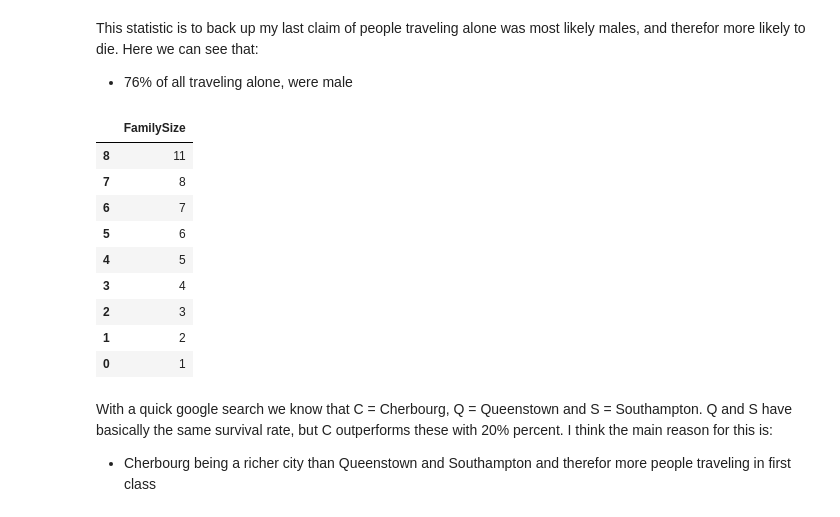
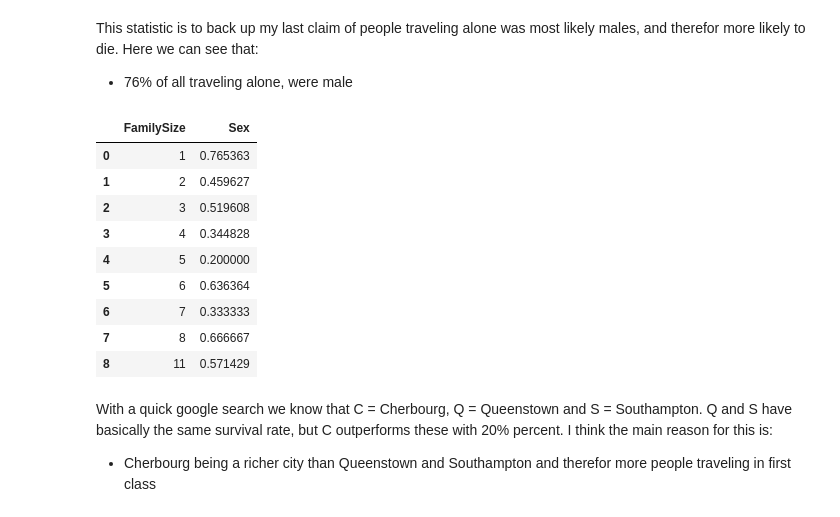
Before and after one commit to Markuski2023/MLGit, a Jupyter notebook: classification.ipynb, the cells around one changed output. Saved outputs shown, nothing was run; the diff lists cells and outputs as text; code cells hidden in the pictures.

```diff
--- a/classification.ipynb
+++ b/classification.ipynb
@@ -379,18 +334,18 @@ df[['FamilySize', 'Survived']].groupby(['FamilySize'], as_index=False).mean().so
 This statistic is to back up my last claim of people traveling alone was most likely males, and therefor more likely to die. Here we can see that:
 - 76% of all traveling alone, were male
 # %%
-df[['FamilySize', 'Sex']].groupby(['FamilySize'], as_index=False).mean().sort_values(by='FamilySize', ascending=False)
+df[['FamilySize', 'Sex']].groupby(['FamilySize'], as_index=False).mean().sort_values(by='FamilySize', ascending=True)
 # %% [output]
-|  | FamilySize |
-| 8 | 11 |
-| 7 | 8 |
-| 6 | 7 |
-| 5 | 6 |
-| 4 | 5 |
-| 3 | 4 |
-| 2 | 3 |
-| 1 | 2 |
-| 0 | 1 |
+|  | FamilySize | Sex |
+| 0 | 1 | 0.765363 |
+| 1 | 2 | 0.459627 |
+| 2 | 3 | 0.519608 |
+| 3 | 4 | 0.344828 |
+| 4 | 5 | 0.200000 |
+| 5 | 6 | 0.636364 |
+| 6 | 7 | 0.333333 |
+| 7 | 8 | 0.666667 |
+| 8 | 11 | 0.571429 |
 # %% [markdown]
 With a quick google search we know that C = Cherbourg, Q = Queenstown and S = Southampton. Q and S have basically the same survival rate, but C outperforms these with 20% percent. I think the main reason for this is:
 - Cherbourg being a richer city than Queenstown and Southampton and therefor more people traveling in first class
```
Also changed, not shown: parts of 16 cells of this notebook, 1 other file.
